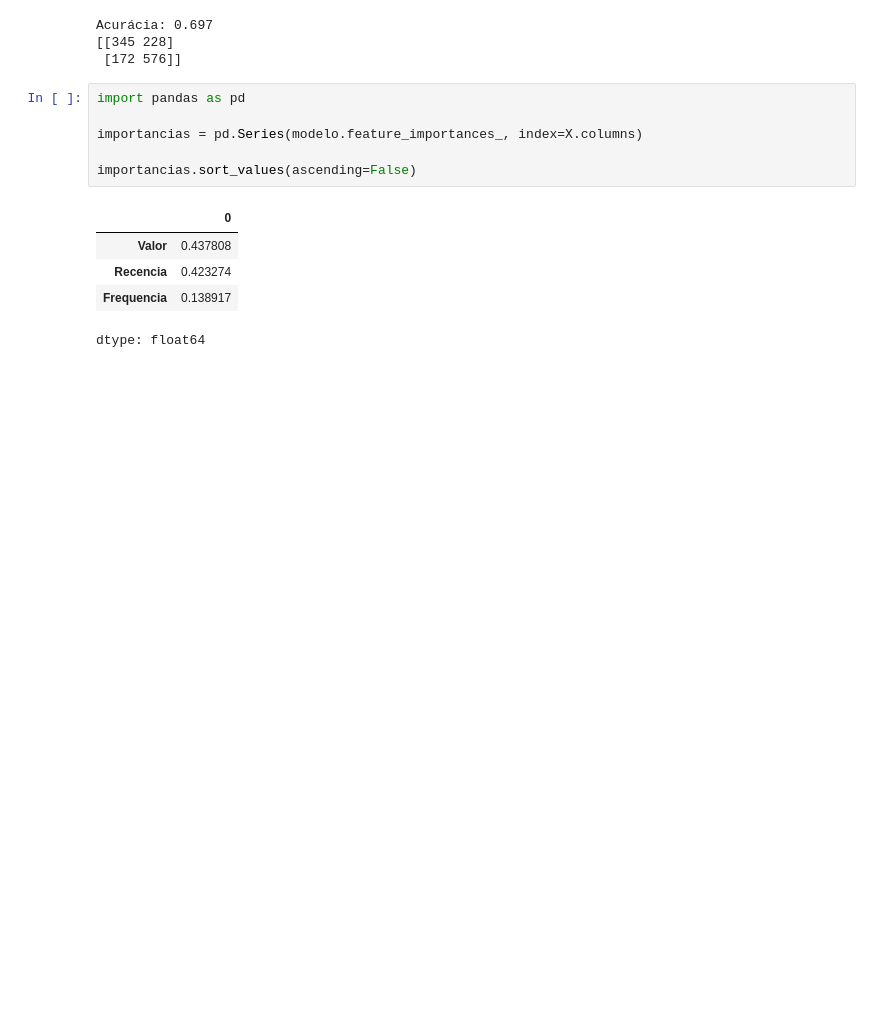
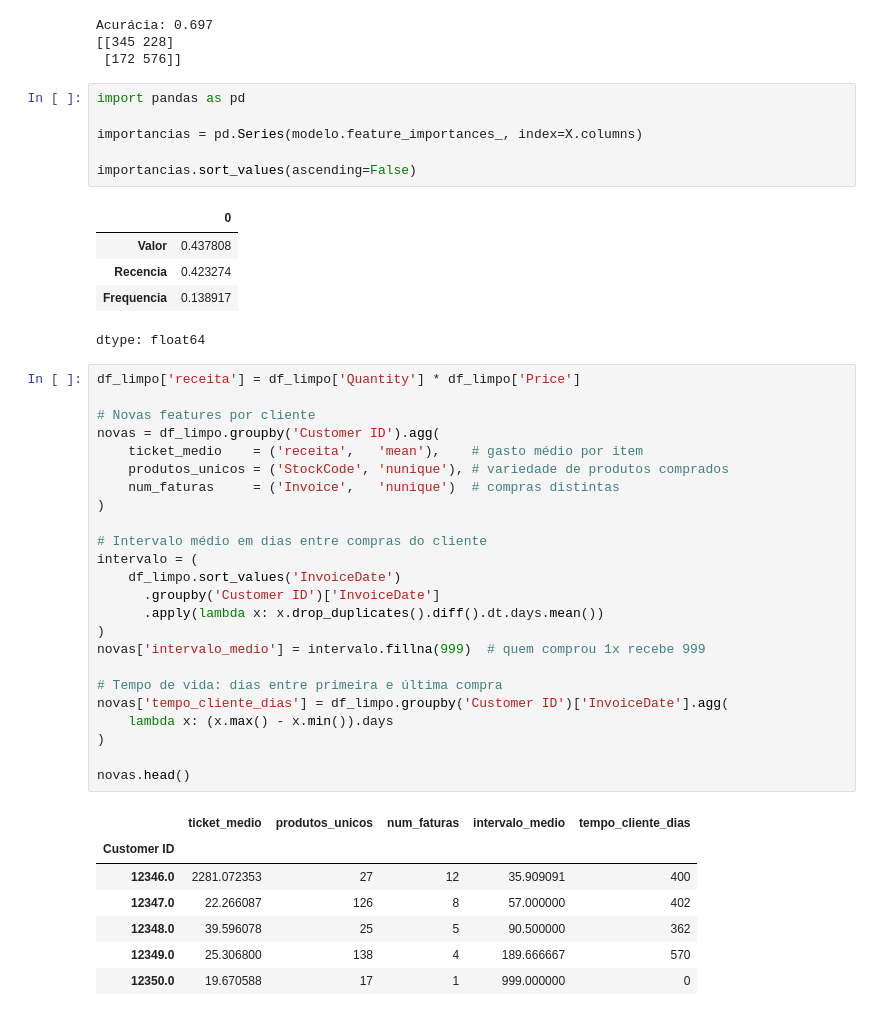
Before and after one commit to Victor-Castrol/projeto-2-cohort-churn, a Jupyter notebook: 01_exploracao.ipynb, the cells around one changed output. Saved outputs shown, nothing was run; the diff lists cells and outputs as text; blank space fills up the shorter version.

```diff
--- a/01_exploracao.ipynb
+++ b/01_exploracao.ipynb
@@ -331,3 +330,35 @@ importancias.sort_values(ascending=False)
 | Recencia | 0.423274 |
 | Frequencia | 0.138917 |
 dtype: float64
+# %%
+df_limpo['receita'] = df_limpo['Quantity'] * df_limpo['Price']
+
+# Novas features por cliente
+novas = df_limpo.groupby('Customer ID').agg(
+    ticket_medio    = ('receita',   'mean'),    # gasto médio por item
+    produtos_unicos = ('StockCode', 'nunique'), # variedade de produtos comprados
+    num_faturas     = ('Invoice',   'nunique')  # compras distintas
+)
+
+# Intervalo médio em dias entre compras do cliente
+intervalo = (
+    df_limpo.sort_values('InvoiceDate')
+      .groupby('Customer ID')['InvoiceDate']
+      .apply(lambda x: x.drop_duplicates().diff().dt.days.mean())
+)
+novas['intervalo_medio'] = intervalo.fillna(999)  # quem comprou 1x recebe 999
+
+# Tempo de vida: dias entre primeira e última compra
+novas['tempo_cliente_dias'] = df_limpo.groupby('Customer ID')['InvoiceDate'].agg(
+    lambda x: (x.max() - x.min()).days
+)
+
+novas.head()
+# %% [output]
+|  | ticket_medio | produtos_unicos | num_faturas | intervalo_medio | tempo_cliente_dias |
+| Customer ID |  |  |  |  |  |
+| 12346.0 | 2281.072353 | 27 | 12 | 35.909091 | 400 |
+| 12347.0 | 22.266087 | 126 | 8 | 57.000000 | 402 |
+| 12348.0 | 39.596078 | 25 | 5 | 90.500000 | 362 |
+| 12349.0 | 25.306800 | 138 | 4 | 189.666667 | 570 |
+| 12350.0 | 19.670588 | 17 | 1 | 999.000000 | 0 |
```
Also changed, not shown: parts of 8 cells of this notebook, 1 other file.
